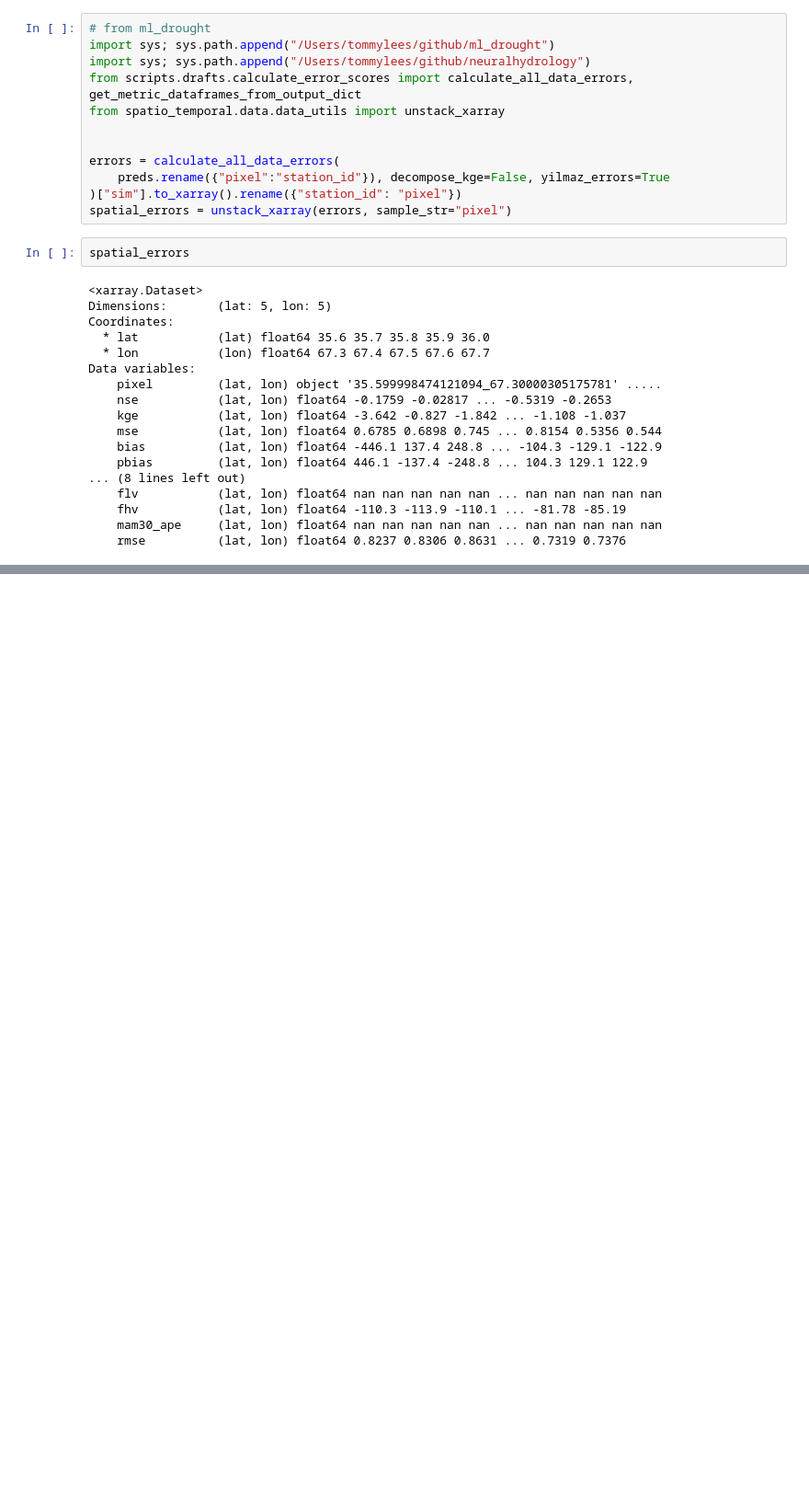
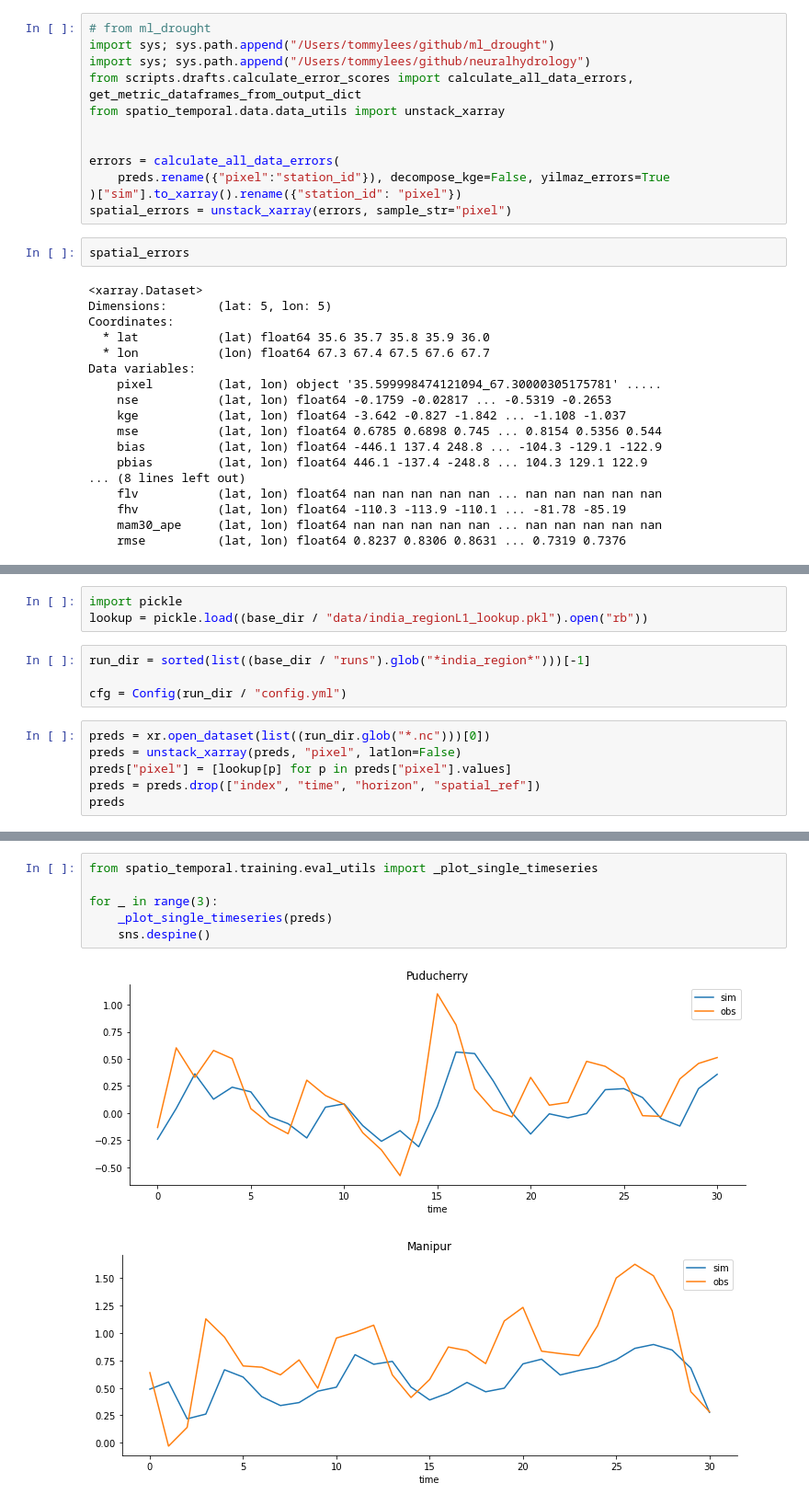
Before and after one commit to tommylees112/spatio_temporal, a Jupyter notebook: notebooks/india_region_experiments.ipynb, the cells around one changed output, grey strips where cells are left out. Shown at 92% size. Drawn from its saved outputs; the diff is of its cells as text; blank space fills up the shorter version.

```diff
--- a/notebooks/india_region_experiments.ipynb
+++ b/notebooks/india_region_experiments.ipynb
@@ -152,0 +160,13 @@ Data variables:
+# %%
+import pickle
+lookup = pickle.load((base_dir / "data/india_regionL1_lookup.pkl").open("rb"))
+# %%
+run_dir = sorted(list((base_dir / "runs").glob("*india_region*")))[-1]
+
+cfg = Config(run_dir / "config.yml")
+# %%
+preds = xr.open_dataset(list((run_dir.glob("*.nc")))[0])
+preds = unstack_xarray(preds, "pixel", latlon=False)
+preds["pixel"] = [lookup[p] for p in preds["pixel"].values]
+preds = preds.drop(["index", "time", "horizon", "spatial_ref"])
+preds
@@ -152,0 +182,9 @@ Data variables:
+# %%
+from spatio_temporal.training.eval_utils import _plot_single_timeseries
+
+for _ in range(3):
+    _plot_single_timeseries(preds)
+    sns.despine()
+# %% [output]
+[figure, added]
+[figure, added]
```
Also changed, not shown: parts of 4 cells of this notebook.
